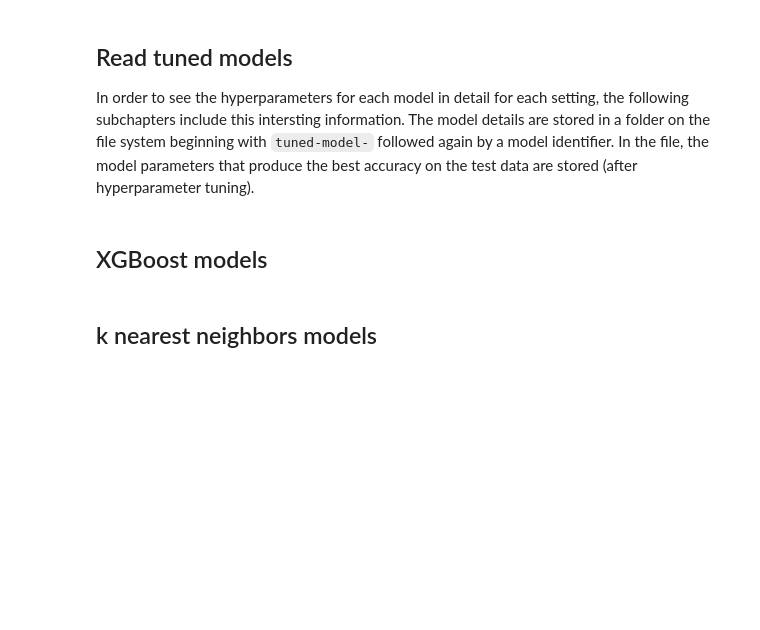
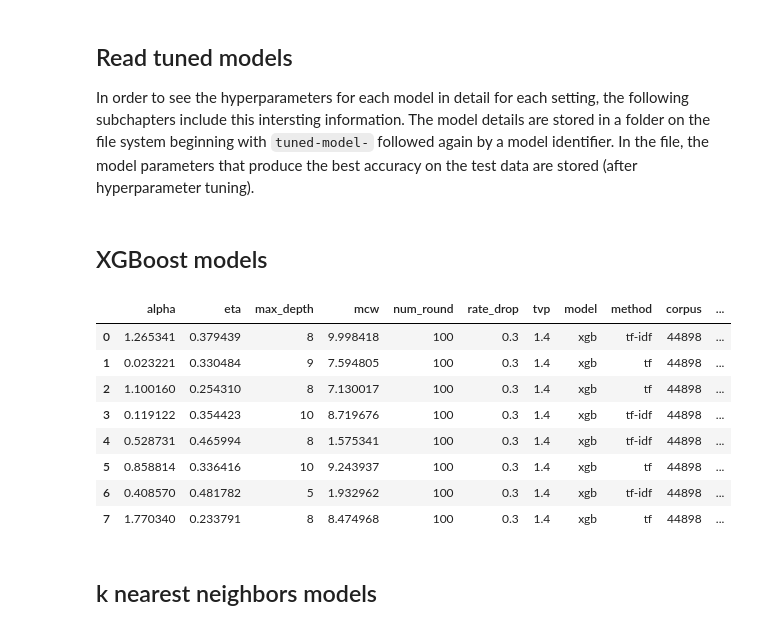
Before and after one commit to benjaminperucco/udacity-nano-mle, a Jupyter notebook: 5 Capstone/2 Project/3_postprocessing.ipynb, the cells around one changed output. Drawn from its saved outputs; the diff is of its cells as text; code cells hidden in the pictures; blank space fills up the shorter version.

```diff
--- a/5 Capstone/2 Project/3_postprocessing.ipynb
+++ b/5 Capstone/2 Project/3_postprocessing.ipynb
@@ -231,7 +249,19 @@ def join_with_accuracy(tuned_model_results, accuracy_results):
 # %%
 results_xgb = read_tuned_model_results('xgb')
 results_xgb = join_with_accuracy(results_xgb, results)
+results_xgb.drop(['_tuning_objective_metric', 'objective'], axis=1, inplace=True)
+results_xgb.rename(columns={'tweedie_variance_power': 'tvp', 'min_child_weight': 'mcw'}, inplace=True)
 results_xgb.head(results_xgb.shape[0]) # display all
+# %% [output]
+|  | alpha | eta | max_depth | mcw | num_round | rate_drop | tvp | model | method | corpus | ... |
+| 0 | 1.265341 | 0.379439 | 8 | 9.998418 | 100 | 0.3 | 1.4 | xgb | tf-idf | 44898 | ... |
+| 1 | 0.023221 | 0.330484 | 9 | 7.594805 | 100 | 0.3 | 1.4 | xgb | tf | 44898 | ... |
+| 2 | 1.100160 | 0.254310 | 8 | 7.130017 | 100 | 0.3 | 1.4 | xgb | tf | 44898 | ... |
+| 3 | 0.119122 | 0.354423 | 10 | 8.719676 | 100 | 0.3 | 1.4 | xgb | tf-idf | 44898 | ... |
+| 4 | 0.528731 | 0.465994 | 8 | 1.575341 | 100 | 0.3 | 1.4 | xgb | tf-idf | 44898 | ... |
+| 5 | 0.858814 | 0.336416 | 10 | 9.243937 | 100 | 0.3 | 1.4 | xgb | tf | 44898 | ... |
+| 6 | 0.408570 | 0.481782 | 5 | 1.932962 | 100 | 0.3 | 1.4 | xgb | tf-idf | 44898 | ... |
+| 7 | 1.770340 | 0.233791 | 8 | 8.474968 | 100 | 0.3 | 1.4 | xgb | tf | 44898 | ... |
 # %% [markdown]
 ## k nearest neighbors models
 # %%
```
Also changed, not shown: parts of 14 cells of this notebook, 3 other files.
